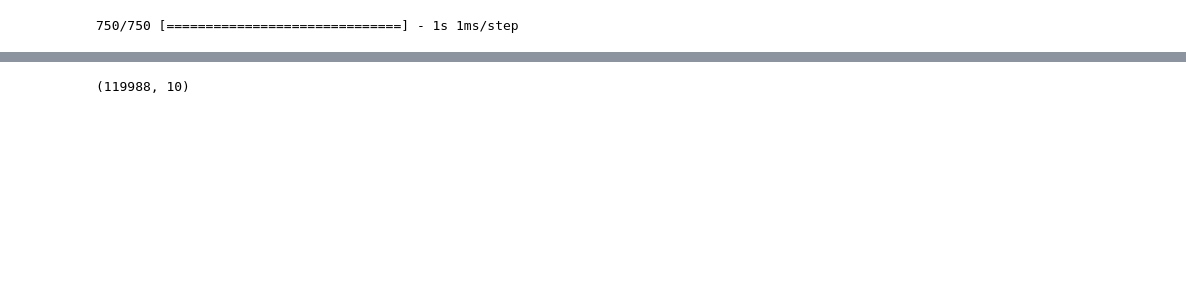
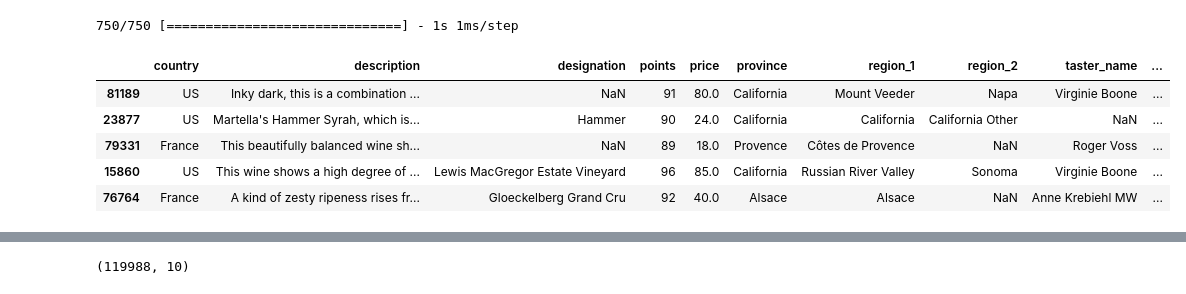
Before and after one commit to binyamin9913/Python_ML-2022, a Jupyter notebook: Final project/Score prediction-binyaminH.ipynb, the cells around one changed output, grey strips where cells are left out. Cells and saved outputs as stored; diff of their text form; code cells hidden in the pictures; blank space fills up the shorter version.

```diff
--- a/Final project/Score prediction-binyaminH.ipynb
+++ b/Final project/Score prediction-binyaminH.ipynb
@@ -794,6 +780,15 @@ Wall time: 1min 22s
 test_data['dnn2_prediction'] = model.predict(test_data[text_col])
 # %% [output]
 750/750 [==============================] - 1s 1ms/step
+# %%
+train_data.head()
+# %% [output]
+|  | country | description | designation | points | price | province | region_1 | region_2 | taster_name | ... |
+| 81189 | US | Inky dark, this is a combination ... | NaN | 91 | 80.0 | California | Mount Veeder | Napa | Virginie Boone | ... |
+| 23877 | US | Martella's Hammer Syrah, which is... | Hammer | 90 | 24.0 | California | California | California Other | NaN | ... |
+| 79331 | France | This beautifully balanced wine sh... | NaN | 89 | 18.0 | Provence | Côtes de Provence | NaN | Roger Voss | ... |
+| 15860 | US | This wine shows a high degree of ... | Lewis MacGregor Estate Vineyard | 96 | 85.0 | California | Russian River Valley | Sonoma | Virginie Boone | ... |
+| 76764 | France | A kind of zesty ripeness rises fr... | Gloeckelberg Grand Cru | 92 | 40.0 | Alsace | Alsace | NaN | Anne Krebiehl MW | ... |
 # %%
 dnn2_stats = calc_prediction_quality(test_data, 'dnn2_prediction', target_col)
 dnn2_stats
```
Also changed, not shown: parts of 82 cells of this notebook.
